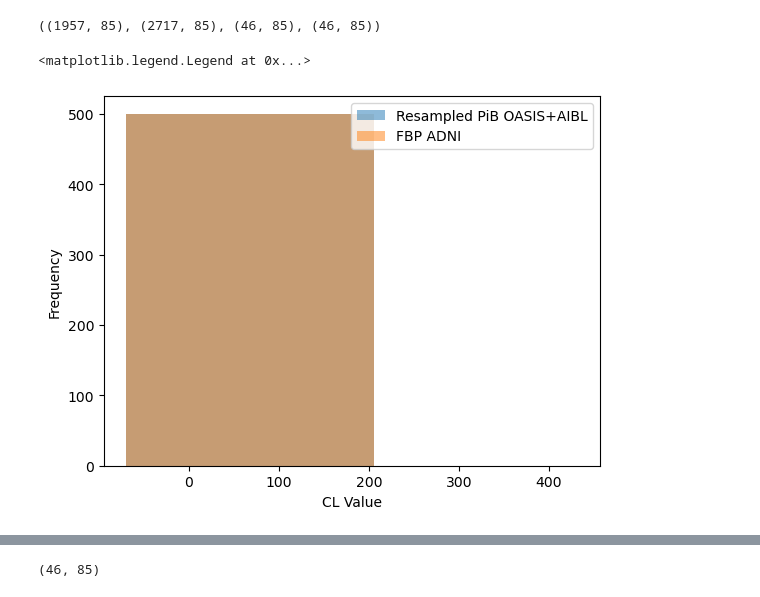
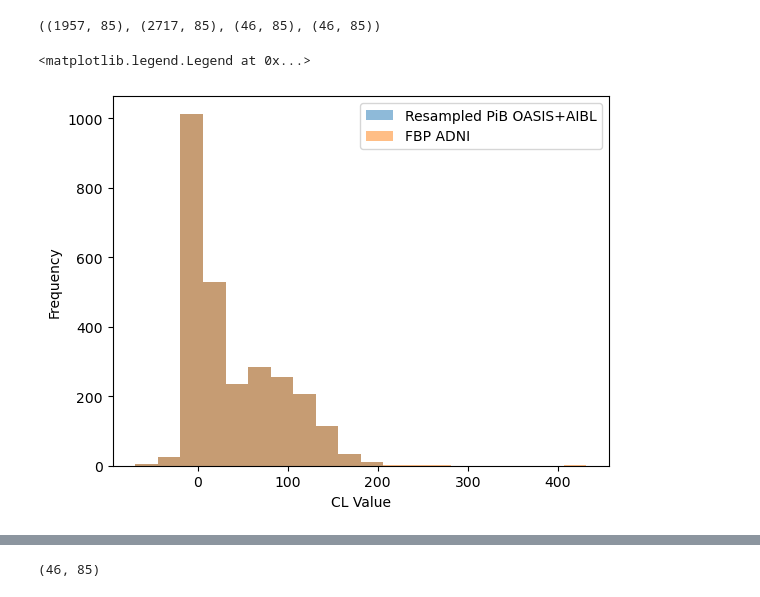
Before and after one commit to SoloChe/PET_cycleGAN, a Jupyter notebook: PET_data_check.ipynb, the cells around one changed output, grey strips where cells are left out. Drawn from its saved outputs; the diff is of its cells as text; code cells hidden in the pictures.

```diff
--- a/PET_data_check.ipynb
+++ b/PET_data_check.ipynb
@@ -182,41 +189,44 @@ def resample_to_n(sequence1, sequence2, hist1, hist2, bin_edges, n):
     resampled_sequence1 = []
     resampled_indices1 = []
     resampled_sequence2 = []
     resampled_indices2 = []
     for count1, count2, (start, end) in zip(hist1, hist2, zip(bin_edges[:-1], bin_edges[1:])):
         if count1 > 0 and count2 > 0:
             bin_indices1 = np.where((sequence1 >= start) & (sequence1 < end))[0]
             bin_indices2 = np.where((sequence2 >= start) & (sequence2 < end))[0]
 
             indices = np.random.choice(bin_indices2, n, replace=True)
             resampled_sequence2.extend(sequence2[indices])
             resampled_indices2.extend(indices)
 
             indices = np.random.choice(bin_indices1, n, replace=True)
             resampled_sequence1.extend(sequence1[indices])
             resampled_indices1.extend(indices)
     return np.array(resampled_indices1), np.array(resampled_indices2)
 
 
 
-# idx_PiB, idx_FBP = distribution_matching(uPiB_CL, uFBP_CL, hist1, hist2, bin_edges1)
-# uPiB_CL_resampled = uPiB_CL[idx_PiB]
-# uPiB_resampled = np.concatenate([uPiB_CL, uPiB_CL_resampled], axis=0)
+idx_PiB, idx_FBP = distribution_matching(uPiB_CL, uFBP_CL, hist1, hist2, bin_edges1)
+uPiB_CL_resampled = uPiB_CL[idx_PiB]
+uPiB_resampled = np.concatenate([uPiB_CL, uPiB_CL_resampled], axis=0)
+if len(idx_FBP) > 0:
+    uFBP_CL_resampled = uFBP_CL[idx_FBP]
+    uFBP_resampled = np.concatenate([uFBP_CL, uFBP_CL_resampled], axis=0)
+else:
+    uFBP_resampled = uFBP_CL
 
 
-idx_PiB, idx_FBP = resample_to_n(uPiB_CL, uFBP_CL, hist1, hist2, bin_edges1, 500)
-
-
-uPiB_CL_resampled = uPiB_CL[idx_PiB]
-uFBP_CL_resampled = uFBP_CL[idx_FBP]
+# idx_PiB, idx_FBP = resample_to_n(uPiB_CL, uFBP_CL, hist1, hist2, bin_edges1, 500)
+# uPiB_CL_resampled = uPiB_CL[idx_PiB]
+# uFBP_CL_resampled = uFBP_CL[idx_FBP]
 
 # # Plot the resampled histograms
-plt.hist(uPiB_CL_resampled, bins=bins, alpha=0.5, label='Resampled PiB OASIS+AIBL')
-plt.hist(uFBP_CL_resampled, bins=bins, alpha=0.5, label='FBP ADNI')
+plt.hist(uPiB_resampled, bins=bins, alpha=0.5, label='Resampled PiB OASIS+AIBL')
+plt.hist(uFBP_resampled, bins=bins, alpha=0.5, label='FBP ADNI')
 plt.xlabel('CL Value')
 plt.ylabel('Frequency')
 plt.legend()
 # plt.savefig('CL_resampled.png')
 # %% [output]
 <matplotlib.legend.Legend at 0x...>
-[figure, old version]
+[figure, new version]
```
Also changed, not shown: parts of 6 cells of this notebook, 11 other files.
